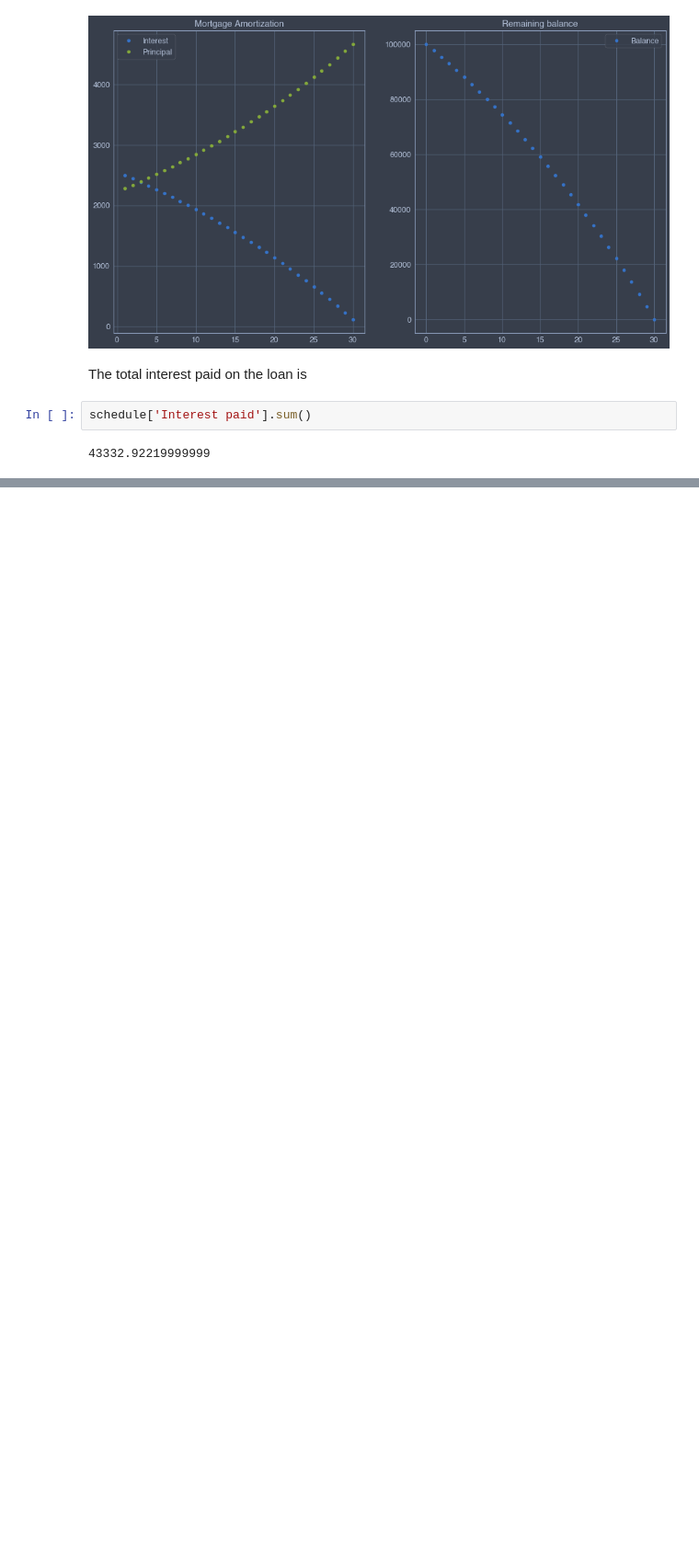
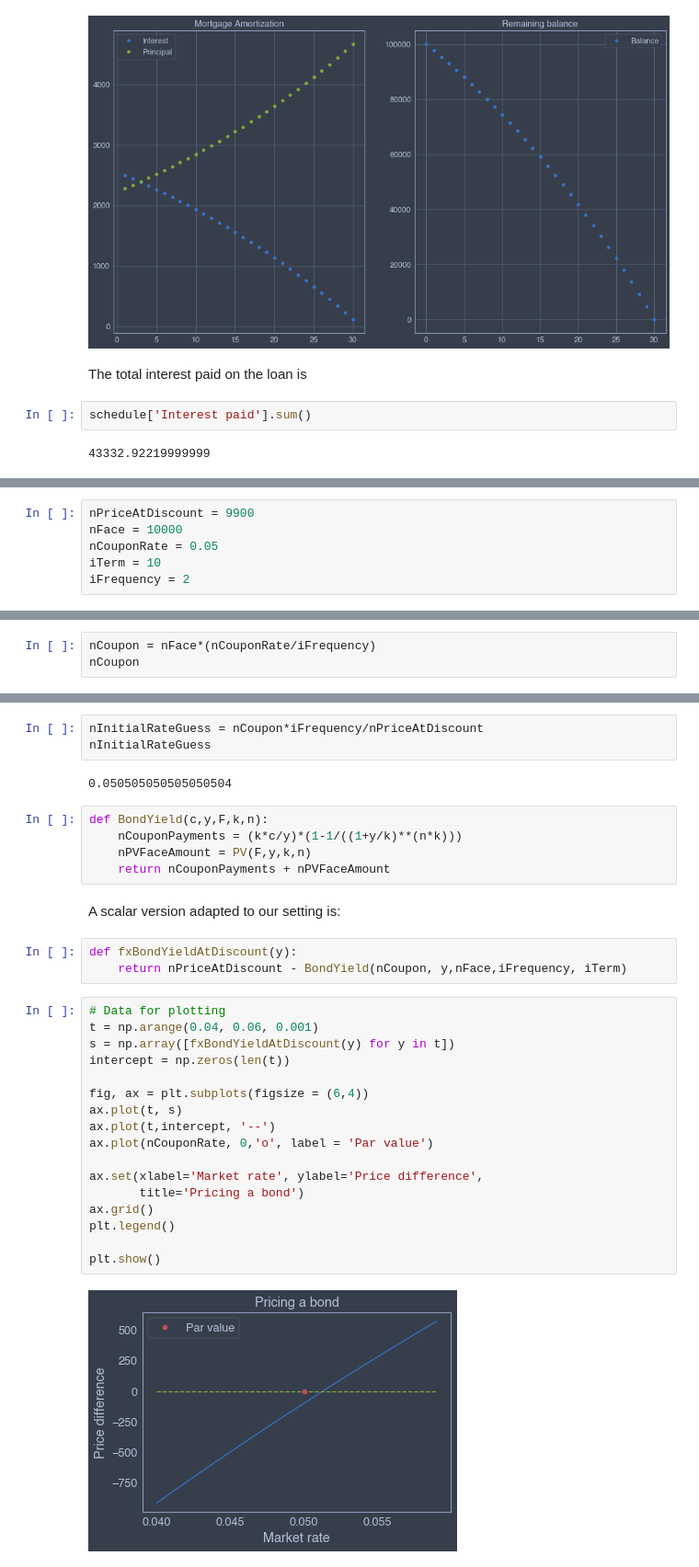
Before and after one commit to Marlon-Gomes/Foundations-of-Quantitative-Finance, a Jupyter notebook: Lecture 1/Lecture 1.ipynb, the cells around one changed output, grey strips where cells are left out. Shown at 92% size. Drawn from its saved outputs; the diff is of its cells as text; blank space fills up the shorter version.

```diff
--- a/Lecture 1/Lecture 1.ipynb
+++ b/Lecture 1/Lecture 1.ipynb
@@ -1139,0 +1187,6 @@ The cash-flow diagram for a typical bond from the issuer's (i.e., the borrower's
+# %%
+nPriceAtDiscount = 9900
+nFace = 10000
+nCouponRate = 0.05
+iTerm = 10
+iFrequency = 2
@@ -1139,0 +1195,3 @@ The cash-flow diagram for a typical bond from the issuer's (i.e., the borrower's
+# %%
+nCoupon = nFace*(nCouponRate/iFrequency)
+nCoupon
@@ -1139,0 +1202,34 @@ The cash-flow diagram for a typical bond from the issuer's (i.e., the borrower's
+# %%
+nInitialRateGuess = nCoupon*iFrequency/nPriceAtDiscount
+nInitialRateGuess
+# %% [output]
+0.050505050505050504
+# %%
+def BondYield(c,y,F,k,n):
+    nCouponPayments = (k*c/y)*(1-1/((1+y/k)**(n*k)))
+    nPVFaceAmount = PV(F,y,k,n)
+    return nCouponPayments + nPVFaceAmount
+# %% [markdown]
+<p>A scalar version adapted to our setting is:</p>
+# %%
+def fxBondYieldAtDiscount(y):
+    return nPriceAtDiscount - BondYield(nCoupon, y,nFace,iFrequency, iTerm)
+# %%
+# Data for plotting
+t = np.arange(0.04, 0.06, 0.001)
+s = np.array([fxBondYieldAtDiscount(y) for y in t])
+intercept = np.zeros(len(t))
+
+fig, ax = plt.subplots(figsize = (6,4))
+ax.plot(t, s)
+ax.plot(t,intercept, '--')
+ax.plot(nCouponRate, 0,'o', label = 'Par value')
+
+ax.set(xlabel='Market rate', ylabel='Price difference',
+       title='Pricing a bond')
+ax.grid()
+plt.legend()
+
+plt.show()
+# %% [output]
+[figure, added]
```
Also changed, not shown: parts of 43 cells of this notebook, 3 other files.
